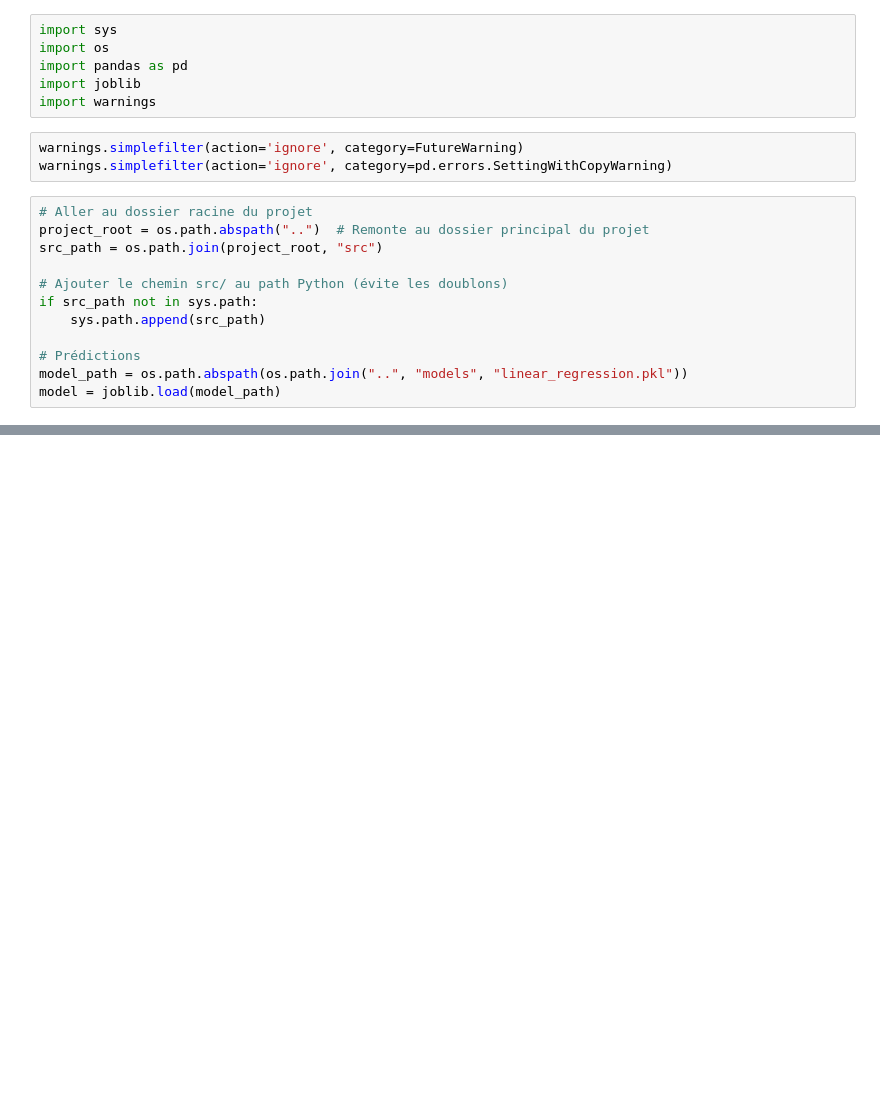
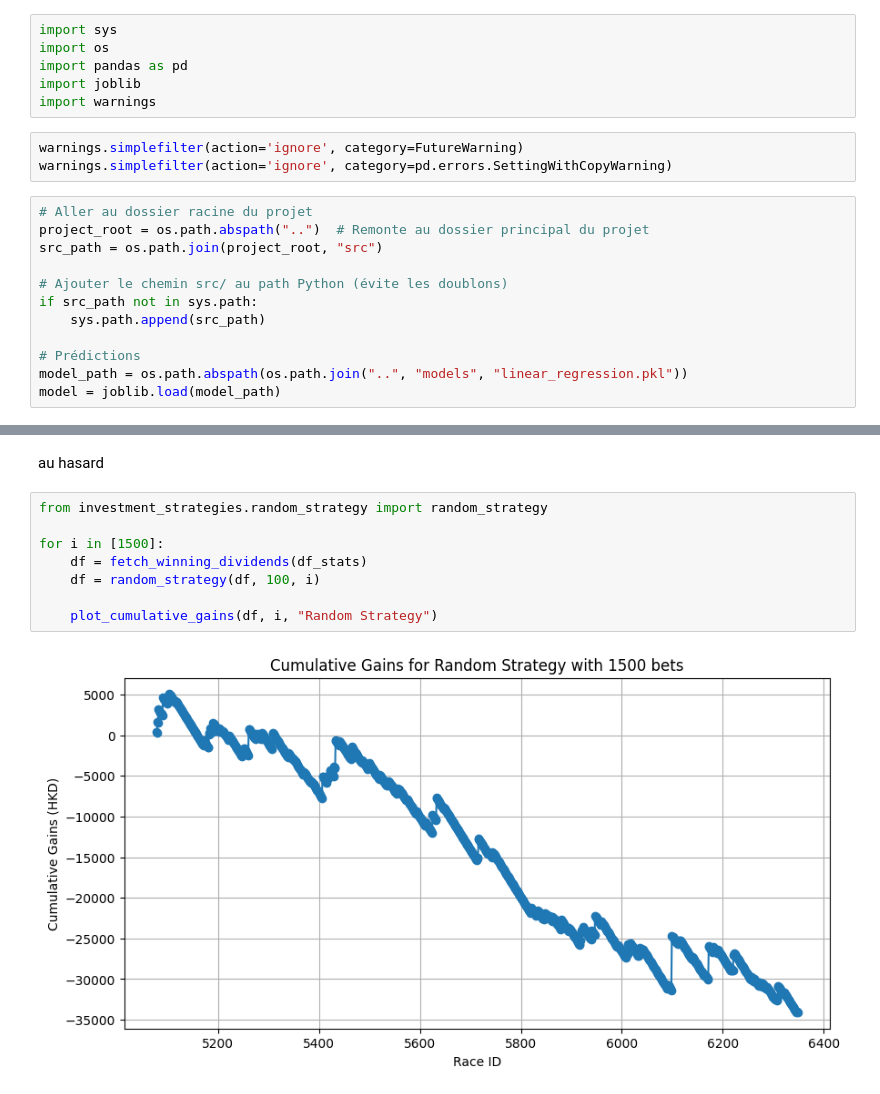
Before and after one commit to TLiemNGY/horse_racings, a Jupyter notebook: notebooks/main.ipynb, the cells around one changed output, grey strips where cells are left out. Saved outputs shown, nothing was run; the diff lists cells and outputs as text; blank space fills up the shorter version.

```diff
--- a/notebooks/main.ipynb
+++ b/notebooks/main.ipynb
@@ -122,0 +133,12 @@ for i in [50,200,500,1500]:
+# %% [markdown]
+au hasard
+# %%
+from investment_strategies.random_strategy import random_strategy
+
+for i in [1500]:
+    df = fetch_winning_dividends(df_stats)
+    df = random_strategy(df, 100, i)
+
+    plot_cumulative_gains(df, i, "Random Strategy")
+# %% [output]
+[figure, added]
```
Also changed, not shown: parts of 11 cells of this notebook, 12 other files.
